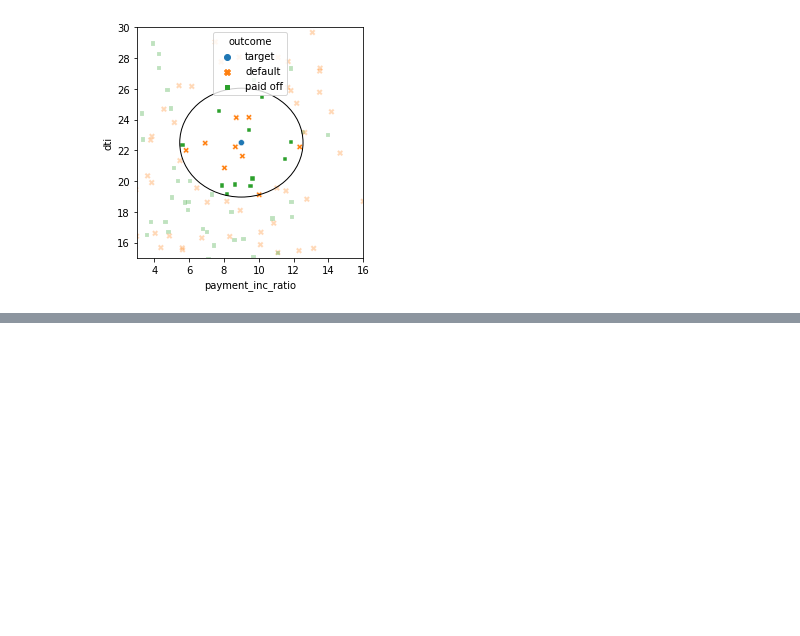
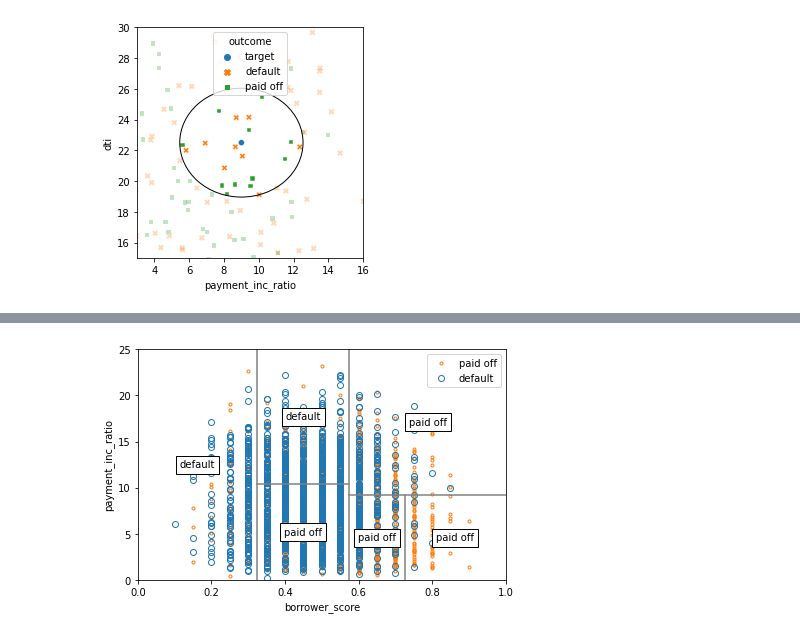
Before and after one commit to beauvilerobed/statistics-for-data-science, a Jupyter notebook: 6_StatisticalMachineLearning.ipynb, the cells around one changed output, grey strips where cells are left out. Saved outputs shown, nothing was run; the diff lists cells and outputs as text; code cells hidden in the pictures; blank space fills up the shorter version.

```diff
--- a/6_StatisticalMachineLearning.ipynb
+++ b/6_StatisticalMachineLearning.ipynb
@@ -132,0 +330,39 @@ plt.show()
+# %%
+fig, ax = plt.subplots(figsize=(6, 4))
+
+loan3000.loc[loan3000.outcome=='paid off'].plot(
+    x='borrower_score', y='payment_inc_ratio', style='.',
+    markerfacecolor='none', markeredgecolor='C1', ax=ax)
+loan3000.loc[loan3000.outcome=='default'].plot(
+    x='borrower_score', y='payment_inc_ratio', style='o',
+    markerfacecolor='none', markeredgecolor='C0', ax=ax)
+ax.legend(['paid off', 'default'])
+ax.set_xlim(0, 1)
+ax.set_ylim(0, 25)
+ax.set_xlabel('borrower_score')
+ax.set_ylabel('payment_inc_ratio')
+
+x0 = 0.575
+x1a = 0.325; y1b = 9.191
+y2a = 10.423; x2b = 0.725
+ax.plot((x0, x0), (0, 25), color='grey')
+ax.plot((x1a, x1a), (0, 25), color='grey')
+ax.plot((x0, 1), (y1b, y1b), color='grey')
+ax.plot((x1a, x0), (y2a, y2a), color='grey')
+ax.plot((x2b, x2b), (0, y1b), color='grey')
+
+labels = [('default', (x1a / 2, 25 / 2)),
+          ('default', ((x0 + x1a) / 2, (25 + y2a) / 2)),
+          ('paid off', ((x0 + x1a) / 2, y2a / 2)),
+          ('paid off', ((1 + x0) / 2, (y1b + 25) / 2)),
+          ('paid off', ((1 + x2b) / 2, (y1b + 0) / 2)),
+          ('paid off', ((x0 + x2b) / 2, (y1b + 0) / 2)),
+         ]
+for label, (x, y) in labels:
+    ax.text(x, y, label, bbox={'facecolor':'white'},
+            verticalalignment='center', horizontalalignment='center')
+
+plt.tight_layout()
+plt.show()
+# %% [output]
+[figure, added]
```
Also changed, not shown: parts of 14 cells of this notebook.
